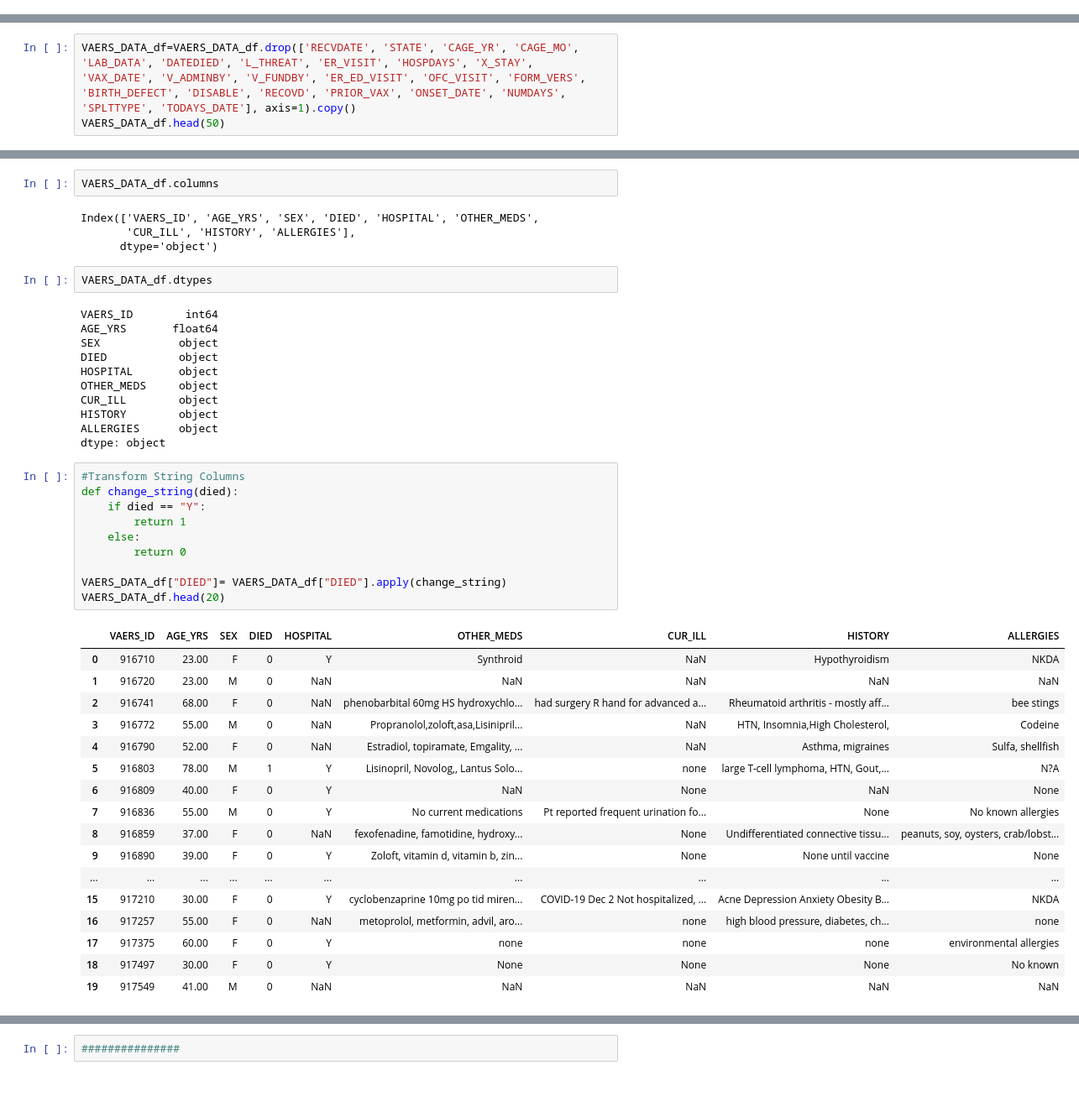
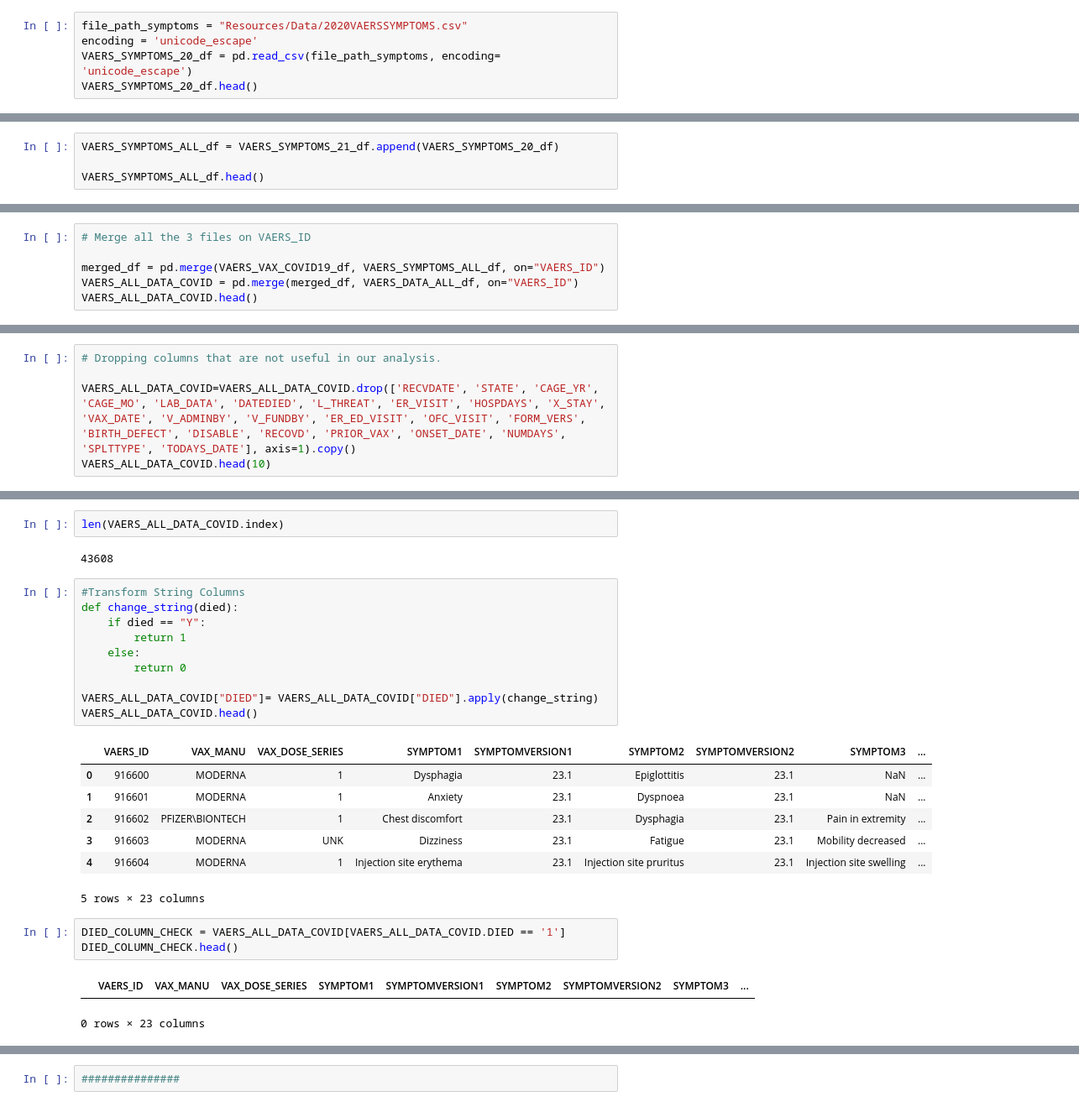
Before and after one commit to zoomdmartin02/Covid_Vaccine_Analysis, a Jupyter notebook: Model_team11.ipynb, the cells around one changed output, grey strips where cells are left out. Shown at 84% size. Drawn from its saved outputs; the diff is of its cells as text.

```diff
--- a/Model_team11.ipynb
+++ b/Model_team11.ipynb
@@ -75,0 +143,5 @@ Index(['VAERS_ID', 'RECVDATE', 'STATE', 'AGE_YRS', 'CAGE_YR', 'CAGE_MO', 'SEX',
+# %%
+file_path_symptoms = "Resources/Data/2020VAERSSYMPTOMS.csv"
+encoding = 'unicode_escape'
+VAERS_SYMPTOMS_20_df = pd.read_csv(file_path_symptoms, encoding= 'unicode_escape')
+VAERS_SYMPTOMS_20_df.head()
@@ -75,0 +159,4 @@ Index(['VAERS_ID', 'RECVDATE', 'STATE', 'AGE_YRS', 'CAGE_YR', 'CAGE_MO', 'SEX',
+# %%
+VAERS_SYMPTOMS_ALL_df = VAERS_SYMPTOMS_21_df.append(VAERS_SYMPTOMS_20_df)
+
+VAERS_SYMPTOMS_ALL_df.head()
@@ -75,0 +174,6 @@ Index(['VAERS_ID', 'RECVDATE', 'STATE', 'AGE_YRS', 'CAGE_YR', 'CAGE_MO', 'SEX',
+# %%
+# Merge all the 3 files on VAERS_ID
+
+merged_df = pd.merge(VAERS_VAX_COVID19_df, VAERS_SYMPTOMS_ALL_df, on="VAERS_ID")
+VAERS_ALL_DATA_COVID = pd.merge(merged_df, VAERS_DATA_ALL_df, on="VAERS_ID")
+VAERS_ALL_DATA_COVID.head()
@@ -76,4 +192,6 @@ Index(['VAERS_ID', 'RECVDATE', 'STATE', 'AGE_YRS', 'CAGE_YR', 'CAGE_MO', 'SEX',
 # %%
-VAERS_DATA_df=VAERS_DATA_df.drop(['RECVDATE', 'STATE', 'CAGE_YR', 'CAGE_MO', 'LAB_DATA', 'DATEDIED', 'L_THREAT', 'ER_VISIT', 'HOSPDAYS', 'X_STAY', 'VAX_DATE', 'V_ADMINBY', 'V_FUNDBY', 'ER_ED_VISIT', 'OFC_VISIT', 'FORM_VERS', 'BIRTH_DEFECT', 'DISABLE', 'RECOVD', 'PRIOR_VAX', 'ONSET_DATE', 'NUMDAYS', 'SPLTTYPE', 'TODAYS_DATE'], axis=1).copy()
-VAERS_DATA_df.head(50)
+# Dropping columns that are not useful in our analysis.
+
+VAERS_ALL_DATA_COVID=VAERS_ALL_DATA_COVID.drop(['RECVDATE', 'STATE', 'CAGE_YR', 'CAGE_MO', 'LAB_DATA', 'DATEDIED', 'L_THREAT', 'ER_VISIT', 'HOSPDAYS', 'X_STAY', 'VAX_DATE', 'V_ADMINBY', 'V_FUNDBY', 'ER_ED_VISIT', 'OFC_VISIT', 'FORM_VERS', 'BIRTH_DEFECT', 'DISABLE', 'RECOVD', 'PRIOR_VAX', 'ONSET_DATE', 'NUMDAYS', 'SPLTTYPE', 'TODAYS_DATE'], axis=1).copy()
+VAERS_ALL_DATA_COVID.head(10)
 # %% [output]
@@ -97,47 +210,28 @@ VAERS_DATA_df.head(50)
-# %%
-VAERS_DATA_df.columns
-# %% [output]
-Index(['VAERS_ID', 'AGE_YRS', 'SEX', 'DIED', 'HOSPITAL', 'OTHER_MEDS',
-       'CUR_ILL', 'HISTORY', 'ALLERGIES'],
-      dtype='object')
-# %%
-VAERS_DATA_df.dtypes
-# %% [output]
-VAERS_ID        int64
-AGE_YRS       float64
-SEX            object
-DIED           object
-HOSPITAL       object
-OTHER_MEDS     object
-CUR_ILL        object
-HISTORY        object
-ALLERGIES      object
-dtype: object
+# %%
+len(VAERS_ALL_DATA_COVID.index)
+# %% [output]
+43608
 # %%
 #Transform String Columns
 def change_string(died):
     if died == "Y":
         return 1
     else:
         return 0
 
-VAERS_DATA_df["DIED"]= VAERS_DATA_df["DIED"].apply(change_string)
-VAERS_DATA_df.head(20)
+VAERS_ALL_DATA_COVID["DIED"]= VAERS_ALL_DATA_COVID["DIED"].apply(change_string)
+VAERS_ALL_DATA_COVID.head()
 # %% [output]
-|  | VAERS_ID | AGE_YRS | SEX | DIED | HOSPITAL | OTHER_MEDS | CUR_ILL | HISTORY | ALLERGIES |
-| 0 | 916710 | 23.00 | F | 0 | Y | Synthroid | NaN | Hypothyroidism | NKDA |
-| 1 | 916720 | 23.00 | M | 0 | NaN | NaN | NaN | NaN | NaN |
-| 2 | 916741 | 68.00 | F | 0 | NaN | phenobarbital 60mg HS hydroxychlo... | had surgery R hand for advanced a... | Rheumatoid arthritis - mostly aff... | bee stings |
-| 3 | 916772 | 55.00 | M | 0 | NaN | Propranolol,zoloft,asa,Lisinipril... | NaN | HTN, Insomnia,High Cholesterol, | Codeine |
-| 4 | 916790 | 52.00 | F | 0 | NaN | Estradiol, topiramate, Emgality, ... | NaN | Asthma, migraines | Sulfa, shellfish |
-| 5 | 916803 | 78.00 | M | 1 | Y | Lisinopril, Novolog,, Lantus Solo... | none | large T-cell lymphoma, HTN, Gout,... | N?A |
-| 6 | 916809 | 40.00 | F | 0 | Y | NaN | None | NaN | None |
-| 7 | 916836 | 55.00 | M | 0 | Y | No current medications | Pt reported frequent urination fo... | None | No known allergies |
-| 8 | 916859 | 37.00 | F | 0 | NaN | fexofenadine, famotidine, hydroxy... | None | Undifferentiated connective tissu... | peanuts, soy, oysters, crab/lobst... |
-| 9 | 916890 | 39.00 | F | 0 | Y | Zoloft, vitamin d, vitamin b, zin... | None | None until vaccine | None |
-| ... | ... | ... | ... | ... | ... | ... | ... | ... | ... |
-| 15 | 917210 | 30.00 | F | 0 | Y | cyclobenzaprine 10mg po tid miren... | COVID-19 Dec 2 Not hospitalized, ... | Acne Depression Anxiety Obesity B... | NKDA |
-| 16 | 917257 | 55.00 | F | 0 | NaN | metoprolol, metformin, advil, aro... | none | high blood pressure, diabetes, ch... | none |
-| 17 | 917375 | 60.00 | F | 0 | Y | none | none | none | environmental allergies |
-| 18 | 917497 | 30.00 | F | 0 | Y | None | None | None | No known |
-| 19 | 917549 | 41.00 | M | 0 | NaN | NaN | NaN | NaN | NaN |
+|  | VAERS_ID | VAX_MANU | VAX_DOSE_SERIES | SYMPTOM1 | SYMPTOMVERSION1 | SYMPTOM2 | SYMPTOMVERSION2 | SYMPTOM3 | ... |
+| 0 | 916600 | MODERNA | 1 | Dysphagia | 23.1 | Epiglottitis | 23.1 | NaN | ... |
+| 1 | 916601 | MODERNA | 1 | Anxiety | 23.1 | Dyspnoea | 23.1 | NaN | ... |
+| 2 | 916602 | PFIZER\BIONTECH | 1 | Chest discomfort | 23.1 | Dysphagia | 23.1 | Pain in extremity | ... |
+| 3 | 916603 | MODERNA | UNK | Dizziness | 23.1 | Fatigue | 23.1 | Mobility decreased | ... |
+| 4 | 916604 | MODERNA | 1 | Injection site erythema | 23.1 | Injection site pruritus | 23.1 | Injection site swelling | ... |
+5 rows × 23 columns
+# %%
+DIED_COLUMN_CHECK = VAERS_ALL_DATA_COVID[VAERS_ALL_DATA_COVID.DIED == '1']
+DIED_COLUMN_CHECK.head()
+# %% [output]
+|  | VAERS_ID | VAX_MANU | VAX_DOSE_SERIES | SYMPTOM1 | SYMPTOMVERSION1 | SYMPTOM2 | SYMPTOMVERSION2 | SYMPTOM3 | ... |
+0 rows × 23 columns
```
Also changed, not shown: parts of 28 cells of this notebook.
